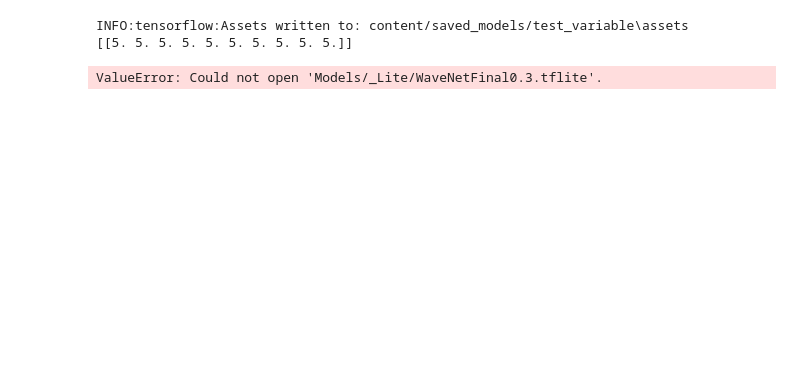
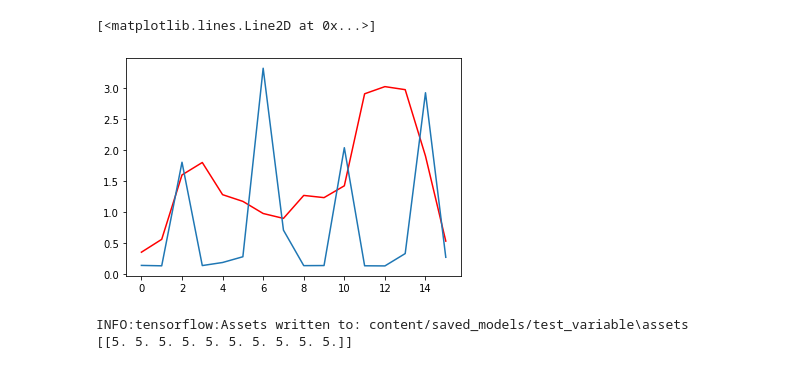
Before and after one commit to jurek1029/HouseholdEnergyPredictor, a Jupyter notebook: Load Prediction/TensorflowLitePythonTest.ipynb, the cells around one changed output. Cells and saved outputs as stored; diff of their text form; code cells hidden in the pictures; blank space fills up the shorter version.

Commit message:
TSLite convert to char array and more

```diff
--- a/Load Prediction/TensorflowLitePythonTest.ipynb
+++ b/Load Prediction/TensorflowLitePythonTest.ipynb
@@ -4,3 +78,16 @@ import tensorflow as tf
+# %%
+output_data = np.zeros((1,40,16))
+for i in range(40):
+    model.set_tensor(input_details[0]['index'], XTest[0:1,i:i+1,:])
+    model.invoke()
+    output_data[0,i,:] = model.get_tensor(output_details[0]['index'])
+# %%
+i = 39
+plt.plot(output_data[0,i],'r')
+plt.plot(YTest[0,i])
+# %% [output]
+[<matplotlib.lines.Line2D at 0x...>]
+[figure, added]
 # %%
 class TestModel(tf.Module):
   def __init__(self):
@@ -47,26 +134,3 @@ print(output['result'])
 # %% [output]
 INFO:tensorflow:Assets written to: content/saved_models/test_variable\assets
 [[5. 5. 5. 5. 5. 5. 5. 5. 5. 5.]]
-# %%
-f_model = "Models/_Lite/"
-# Load the TFLite model and allocate tensors.
-interpreter = tf.lite.Interpreter(model_path=f_model+"WaveNetFinal0.3.tflite")
-interpreter.allocate_tensors()
-
-# Get input and output tensors.
-input_details = interpreter.get_input_details()
-output_details = interpreter.get_output_details()
-
-# Test the model on random input data.
-input_shape = input_details[0]['shape']
-input_data = np.array(np.random.random_sample(input_shape), dtype=np.float32)
-interpreter.set_tensor(input_details[0]['index'], input_data)
-
-interpreter.invoke()
-
-# The function `get_tensor()` returns a copy of the tensor data.
-# Use `tensor()` in order to get a pointer to the tensor.
-output_data = interpreter.get_tensor(output_details[0]['index'])
-print(output_data)
-# %% [output]
-ValueError: Could not open 'Models/_Lite/WaveNetFinal0.3.tflite'.
```
Also changed, not shown: parts of 5 cells of this notebook, 2 other files.
